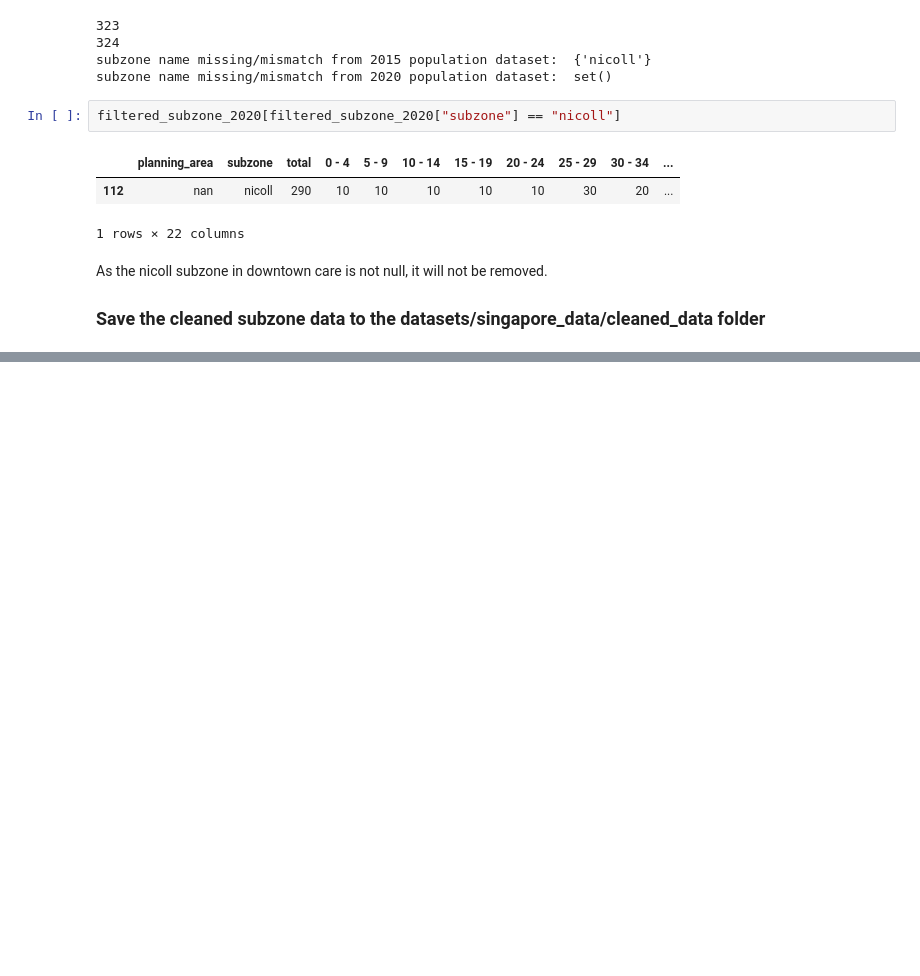
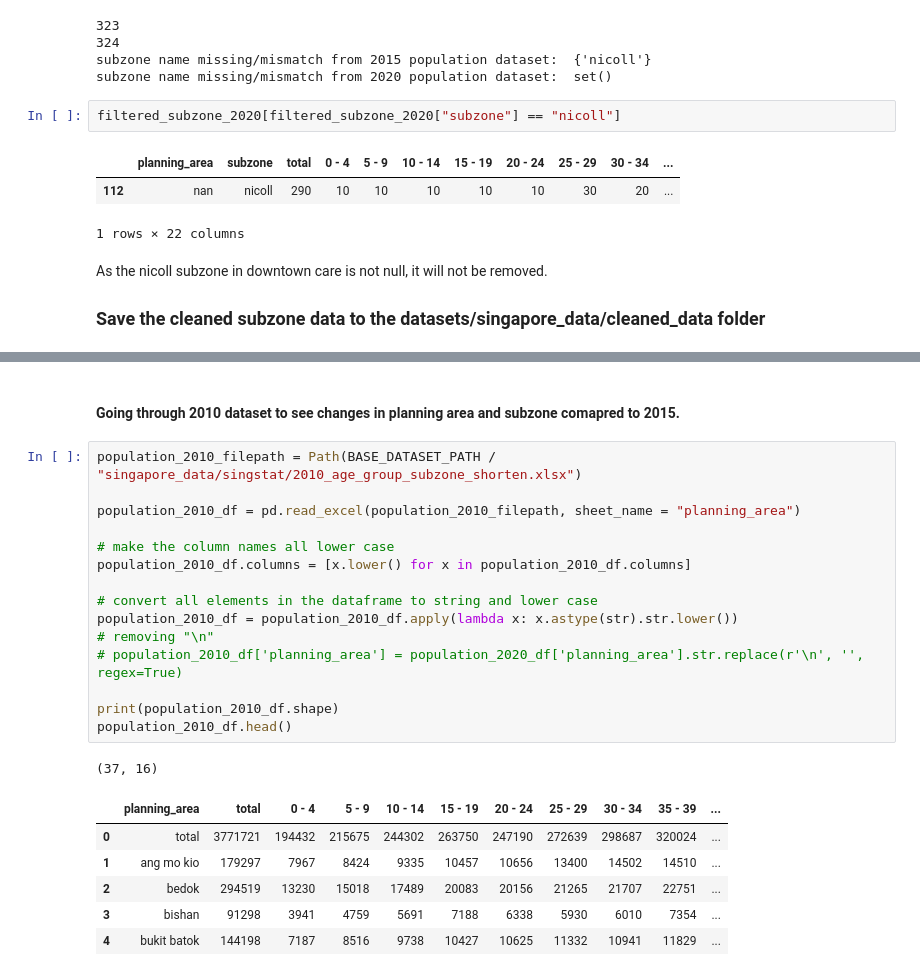
Before and after one commit to axellee1994/AED-OHCA, a Jupyter notebook: src/scripts/onemap_singstat_data/changes_in_population.ipynb, the cells around one changed output, grey strips where cells are left out. Cells and saved outputs as stored; diff of their text form; blank space fills up the shorter version.

```diff
--- a/src/scripts/onemap_singstat_data/changes_in_population.ipynb
+++ b/src/scripts/onemap_singstat_data/changes_in_population.ipynb
@@ -369,0 +476,25 @@ population_by_subzone_2015.to_csv(population_2015_filepath, index = False)
+# %% [markdown]
+#### Going through 2010 dataset to see changes in planning area and subzone comapred to 2015.
+# %%
+population_2010_filepath = Path(BASE_DATASET_PATH / "singapore_data/singstat/2010_age_group_subzone_shorten.xlsx")
+
+population_2010_df = pd.read_excel(population_2010_filepath, sheet_name = "planning_area")
+
+# make the column names all lower case
+population_2010_df.columns = [x.lower() for x in population_2010_df.columns]
+
+# convert all elements in the dataframe to string and lower case
+population_2010_df = population_2010_df.apply(lambda x: x.astype(str).str.lower())
+# removing "\n"
+# population_2010_df['planning_area'] = population_2020_df['planning_area'].str.replace(r'\n', '', regex=True)
+
+print(population_2010_df.shape)
+population_2010_df.head()
+# %% [output]
+(37, 16)
+|  | planning_area | total | 0 - 4 | 5 - 9 | 10 - 14 | 15 - 19 | 20 - 24 | 25 - 29 | 30 - 34 | 35 - 39 | ... |
+| 0 | total | 3771721 | 194432 | 215675 | 244302 | 263750 | 247190 | 272639 | 298687 | 320024 | ... |
+| 1 | ang mo kio | 179297 | 7967 | 8424 | 9335 | 10457 | 10656 | 13400 | 14502 | 14510 | ... |
+| 2 | bedok | 294519 | 13230 | 15018 | 17489 | 20083 | 20156 | 21265 | 21707 | 22751 | ... |
+| 3 | bishan | 91298 | 3941 | 4759 | 5691 | 7188 | 6338 | 5930 | 6010 | 7354 | ... |
+| 4 | bukit batok | 144198 | 7187 | 8516 | 9738 | 10427 | 10625 | 11332 | 10941 | 11829 | ... |
```
Also changed, not shown: parts of 28 cells of this notebook, 11 other files.
